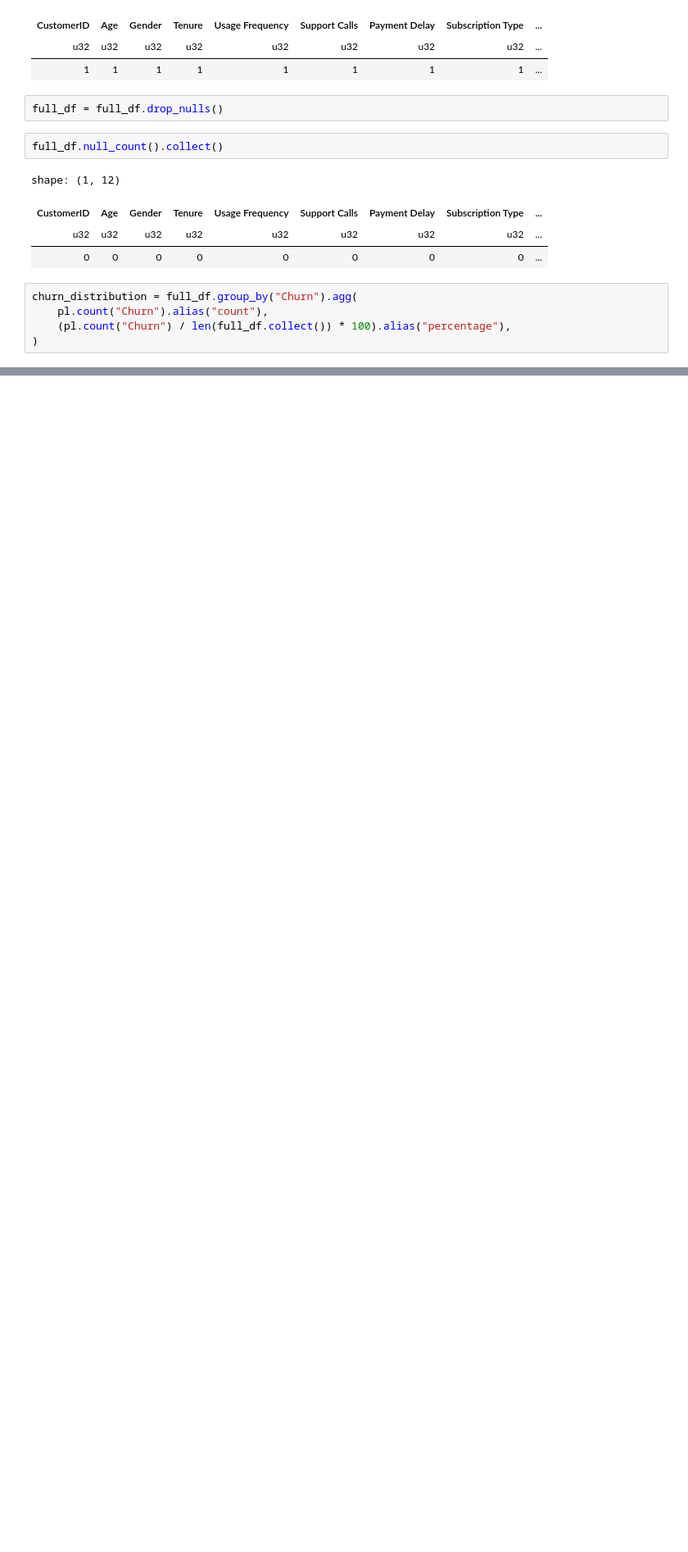
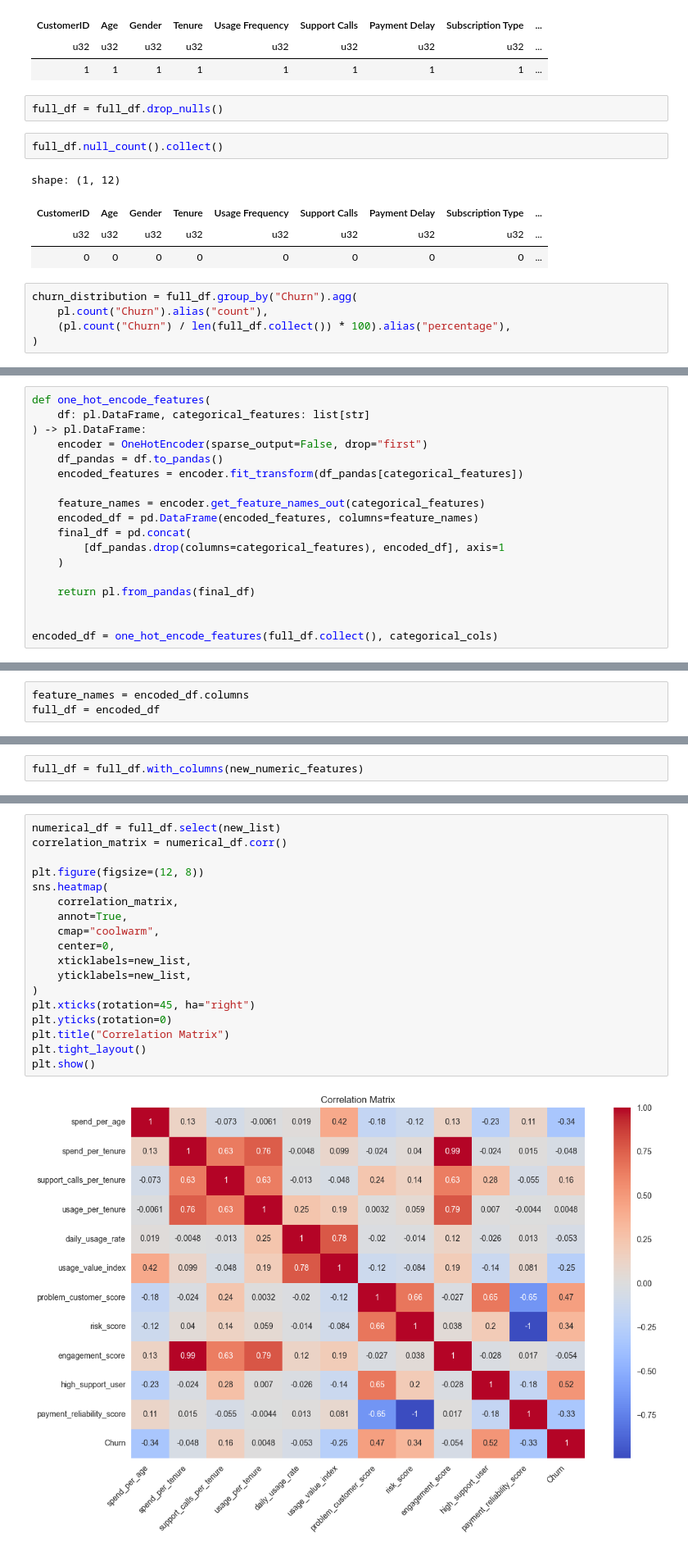
Before and after one commit to Mamdouh66/customer-churn, a Jupyter notebook: notebooks/data.ipynb, the cells around one changed output, grey strips where cells are left out. Shown at 82% size. Drawn from its saved outputs; the diff is of its cells as text; blank space fills up the shorter version.

```diff
--- a/notebooks/data.ipynb
+++ b/notebooks/data.ipynb
@@ -218,0 +214,18 @@ plt.show()
+# %%
+def one_hot_encode_features(
+    df: pl.DataFrame, categorical_features: list[str]
+) -> pl.DataFrame:
+    encoder = OneHotEncoder(sparse_output=False, drop="first")
+    df_pandas = df.to_pandas()
+    encoded_features = encoder.fit_transform(df_pandas[categorical_features])
+
+    feature_names = encoder.get_feature_names_out(categorical_features)
+    encoded_df = pd.DataFrame(encoded_features, columns=feature_names)
+    final_df = pd.concat(
+        [df_pandas.drop(columns=categorical_features), encoded_df], axis=1
+    )
+
+    return pl.from_pandas(final_df)
+
+
+encoded_df = one_hot_encode_features(full_df.collect(), categorical_cols)
@@ -218,0 +264,3 @@ plt.show()
+# %%
+feature_names = encoded_df.columns
+full_df = encoded_df
@@ -218,0 +324,2 @@ plt.show()
+# %%
+full_df = full_df.with_columns(new_numeric_features)
@@ -218,0 +343,20 @@ plt.show()
+# %%
+numerical_df = full_df.select(new_list)
+correlation_matrix = numerical_df.corr()
+
+plt.figure(figsize=(12, 8))
+sns.heatmap(
+    correlation_matrix,
+    annot=True,
+    cmap="coolwarm",
+    center=0,
+    xticklabels=new_list,
+    yticklabels=new_list,
+)
+plt.xticks(rotation=45, ha="right")
+plt.yticks(rotation=0)
+plt.title("Correlation Matrix")
+plt.tight_layout()
+plt.show()
+# %% [output]
+[figure, added]
```
Also changed, not shown: parts of 17 cells of this notebook.
